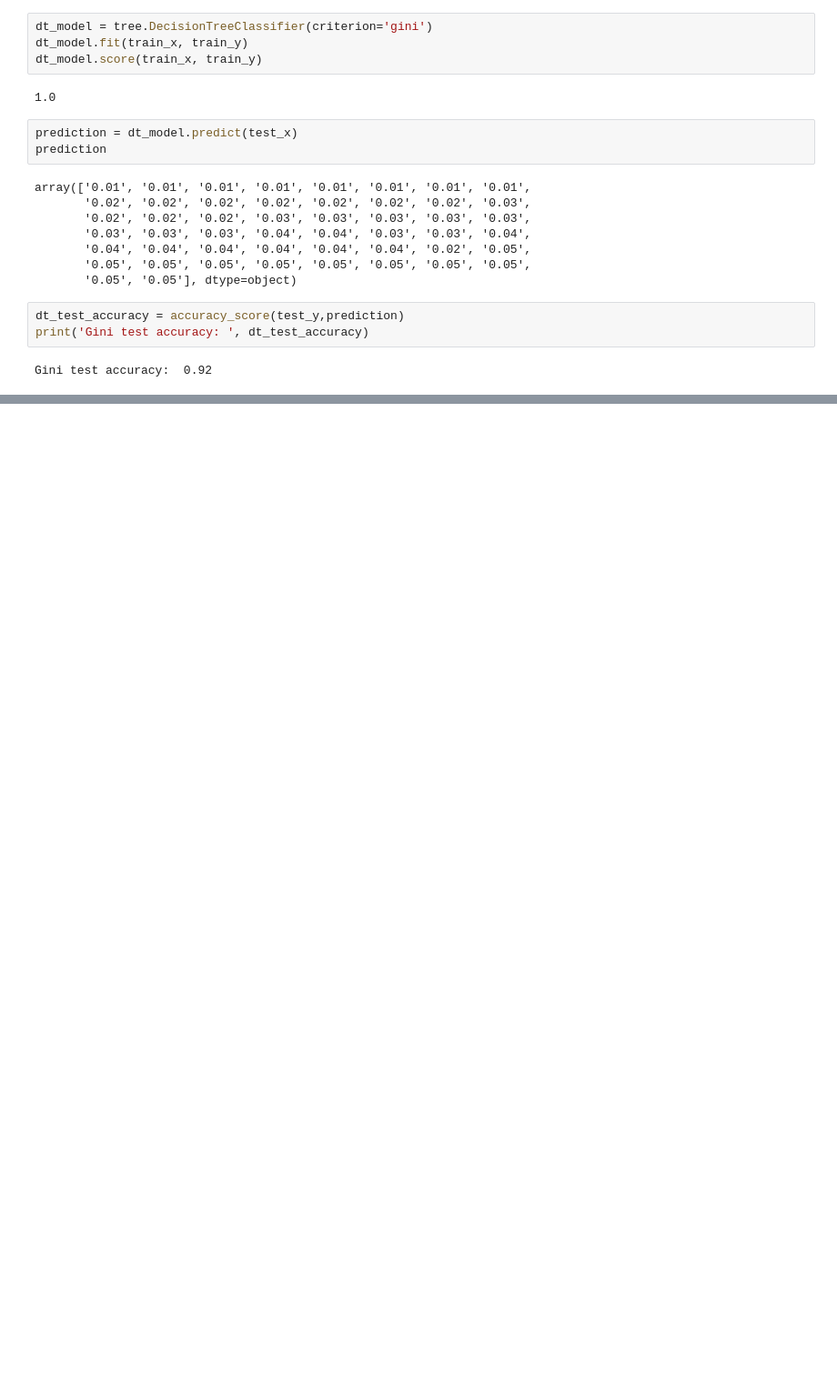
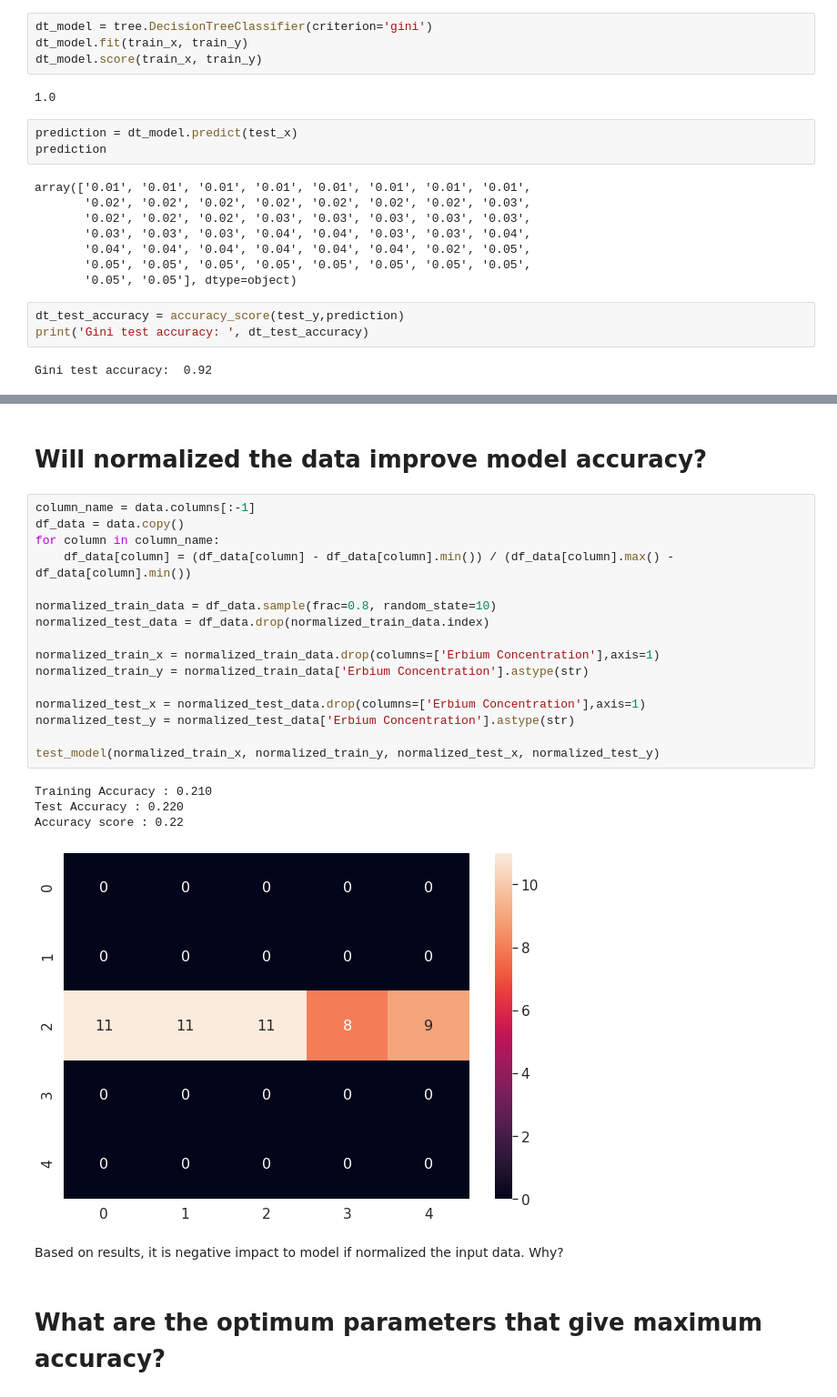
Before and after one commit to ee2110/Machine_Learning_with_TensorFlow, a Jupyter notebook: Glass-Compound-Analysis/Erbium_Concentration_Classification/Decision_Tree_sklearn_Erbium_concentration_classification.ipynb, the cells around one changed output, grey strips where cells are left out. Shown: that part at 91% size. Cells and saved outputs as stored; diff of their text form; blank space fills up the shorter version.

```diff
--- a/Glass-Compound-Analysis/Erbium_Concentration_Classification/Decision_Tree_sklearn_Erbium_concentration_classification.ipynb
+++ b/Glass-Compound-Analysis/Erbium_Concentration_Classification/Decision_Tree_sklearn_Erbium_concentration_classification.ipynb
@@ -111,0 +144,27 @@ Gini test accuracy:  0.92
+# %% [markdown]
+# **Will normalized the data improve model accuracy?**
+# %%
+column_name = data.columns[:-1]
+df_data = data.copy()
+for column in column_name:
+    df_data[column] = (df_data[column] - df_data[column].min()) / (df_data[column].max() - df_data[column].min())
+
+normalized_train_data = df_data.sample(frac=0.8, random_state=10)
+normalized_test_data = df_data.drop(normalized_train_data.index)
+
+normalized_train_x = normalized_train_data.drop(columns=['Erbium Concentration'],axis=1)
+normalized_train_y = normalized_train_data['Erbium Concentration'].astype(str)
+
+normalized_test_x = normalized_test_data.drop(columns=['Erbium Concentration'],axis=1)
+normalized_test_y = normalized_test_data['Erbium Concentration'].astype(str)
+
+test_model(normalized_train_x, normalized_train_y, normalized_test_x, normalized_test_y)
+# %% [output]
+Training Accuracy : 0.210
+Test Accuracy : 0.220
+Accuracy score : 0.22
+[figure, added]
+# %% [markdown]
+Based on results, it is negative impact to model if normalized the input data. Why?
+# %% [markdown]
+# **What are the optimum parameters that give maximum accuracy?**
```
Also changed, not shown: parts of 11 cells of this notebook.
